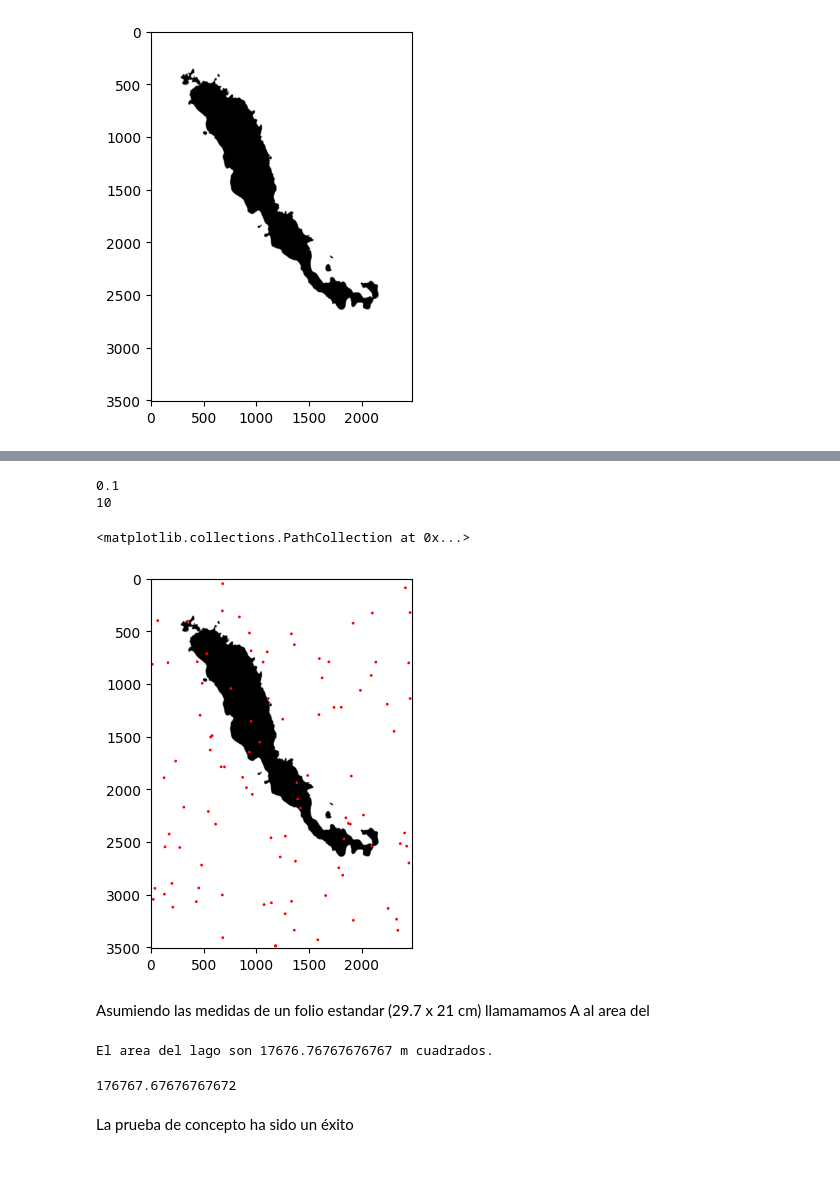
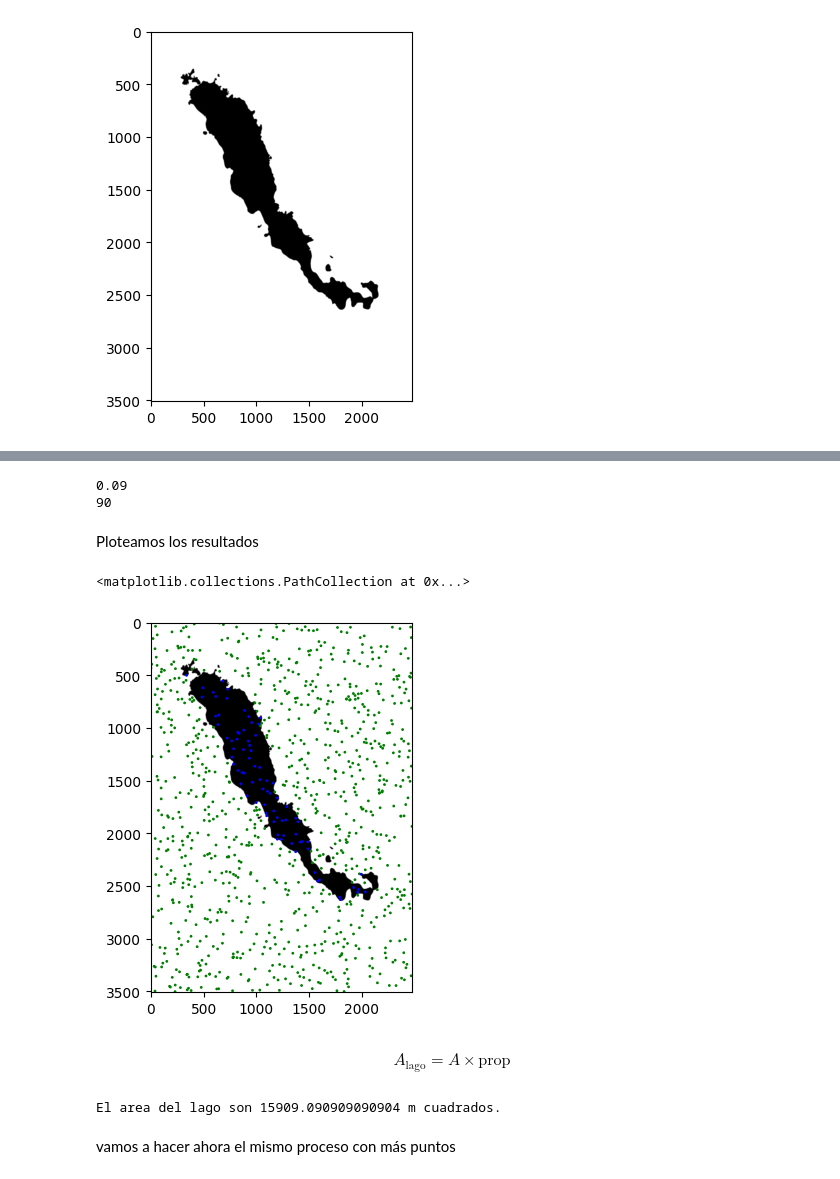
Before and after one commit to Chepados/ALN_practica_2, a Jupyter notebook: area imagen hector.ipynb, the cells around one changed output, grey strips where cells are left out. Drawn from its saved outputs; the diff is of its cells as text; code cells hidden in the pictures.

```diff
--- a/area imagen hector.ipynb
+++ b/area imagen hector.ipynb
@@ -22,24 +48,32 @@ from random import randint
 def get_random_point():
     return (randint(0, height - 1), randint(0, width - 1))
 # %%
-n_puntos = 100
+n_puntos = 1_000
 # %%
-puntos_generados = []
+puntos_agua = []
+puntos_tierra = []
+
+#El umbral marca en que punto empezamos a considerar un punto agua, no lo ponemos a 255 puesto que esto puede dar lugar a error.
 umbral = 50
 
 pixeles_agua = 0
 
 for i in range(n_puntos):
     punto = get_random_point()
-    puntos_generados.append(punto)
     pixel = img.getpixel(punto)
 
-    if pixel < umbral: #caso tierra
+    #caso agua
+    if pixel < umbral:
         pixeles_agua += 1
+        puntos_agua.append(punto)
+    #caso tierra
+    else:
+        puntos_tierra.append(punto)
+
 
 proporcion_agua = pixeles_agua / n_puntos
 print(proporcion_agua)
 print(pixeles_agua)
 # %% [output]
-0.1
-10
+0.09
+90
@@ -48,26 +80,28 @@ x, y = list(zip(*puntos_generados))
+# %% [markdown]
+Ploteamos los resultados
 # %%
 import matplotlib.pyplot as plt
 
+x_tierra, y_tierra = list(zip(*puntos_tierra))
+x_agua, y_agua = list(zip(*puntos_agua))
+
 plt.imshow(img, interpolation='bilinear', cmap='gray')
-plt.scatter(x, y, color='red', s = [1] * n_puntos)
+plt.scatter(x_tierra, y_tierra, color='green', s = [1] * len(puntos_tierra))
+plt.scatter(x_agua, y_agua, color='blue', s = [1] * len(puntos_agua))
 # %% [output]
 <matplotlib.collections.PathCollection at 0x...>
-[figure, old version]
+[figure, new version]
 # %% [markdown]
-Asumiendo las medidas de un folio estandar (29.7 x 21 cm) llamamamos A al area del
+ $$
+  A_{\text{lago}} = A \times \text{prop}
+  $$
 # %%
-A = (29.7 * 21) * (50/2.97) ** 2
 area_lago = A * proporcion_agua
-
 print(f"El area del lago son {area_lago} m cuadrados.")
 # %% [output]
-El area del lago son 17676.76767676767 m cuadrados.
+El area del lago son 15909.090909090904 m cuadrados.
-# %%
-A
-# %% [output]
-176767.67676767672
 # %% [markdown]
-La prueba de concepto ha sido un éxito
+vamos a hacer ahora el mismo proceso con más puntos
 # %%
 n_puntos = 10_000_000
 # %%
```
Also changed, not shown: parts of 12 cells of this notebook, 1 other file.
